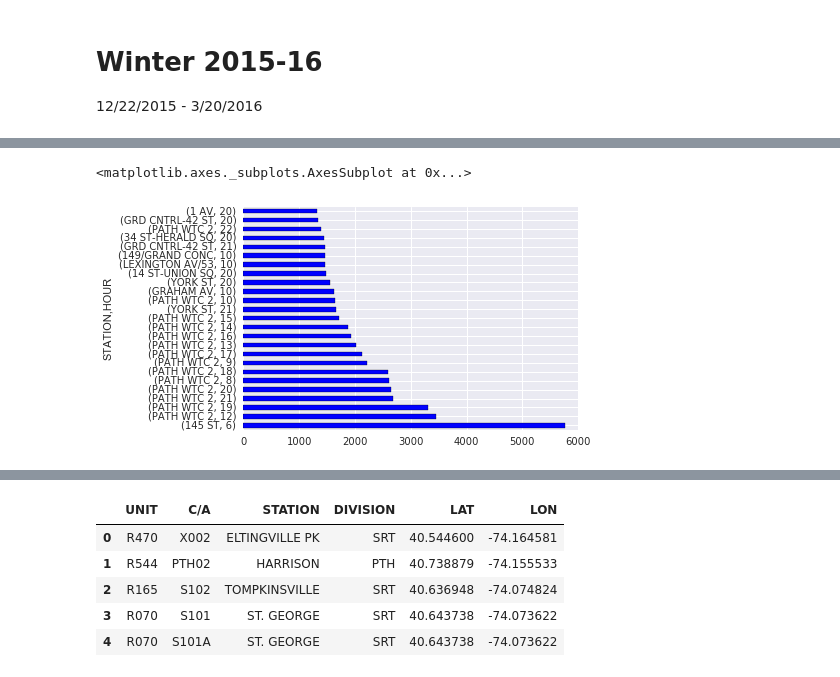
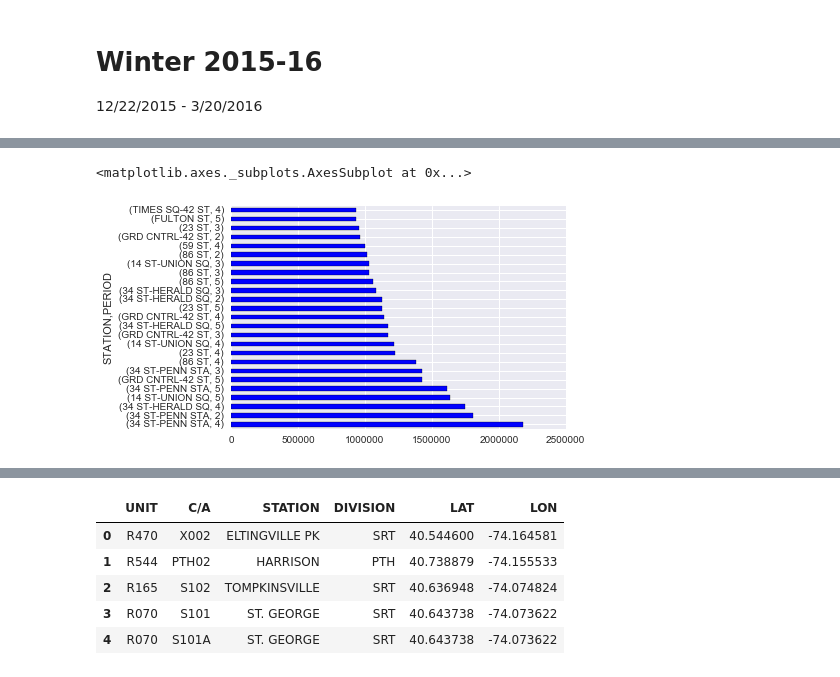
Before and after one commit to ashirwad08/MTA-data-exploration, a Jupyter notebook: MTA-data-Winter-2015-2016.ipynb, the cells around one changed output, grey strips where cells are left out. Drawn from its saved outputs; the diff is of its cells as text; code cells hidden in the pictures.

Commit message:
theres some plotting stuff in here

```diff
--- a/MTA-data-Winter-2015-2016.ipynb
+++ b/MTA-data-Winter-2015-2016.ipynb
@@ -61,9 +74,9 @@ data.describe()
 # %%
-times = data.groupby(['STATION','HOUR']).mean()
+times = data.groupby(['STATION','PERIOD']).sum()
 times.FLUX.sort_values(ascending=False)[:25].plot.barh()
 # %% [output]
 <matplotlib.axes._subplots.AxesSubplot at 0x...>
-[figure, old version]
+[figure, new version]
 # %%
 times = data.groupby(['STATION','HOUR']).median()
 times.FLUX.sort_values(ascending=False).plot.line()
```
Also changed, not shown: parts of 12 cells of this notebook.
